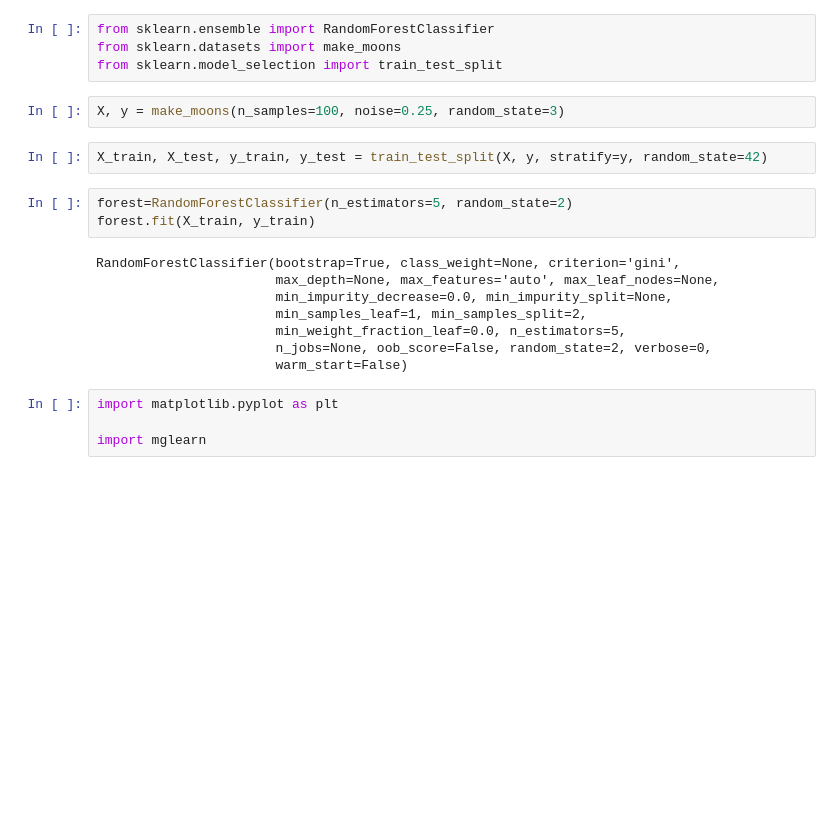
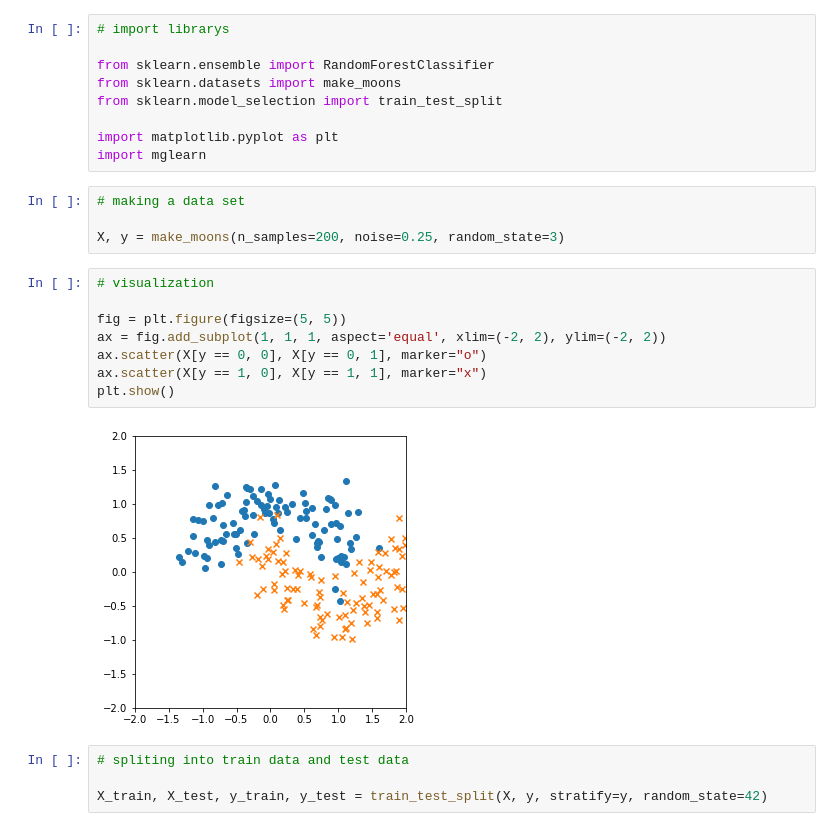
Before and after one commit to TomoArai/machine_learning_practice, a Jupyter notebook: random_forest_example.ipynb, the cells around one changed output. Saved outputs shown, nothing was run; the diff lists cells and outputs as text; blank space fills up the shorter version.

```diff
--- a/random_forest_example.ipynb
+++ b/random_forest_example.ipynb
@@ -1,23 +1,27 @@
 # %%
+# import librarys
+
 from sklearn.ensemble import RandomForestClassifier
 from sklearn.datasets import make_moons
 from sklearn.model_selection import train_test_split
+
+import matplotlib.pyplot as plt
+import mglearn
 # %%
-X, y = make_moons(n_samples=100, noise=0.25, random_state=3)
+# making a data set
+
+X, y = make_moons(n_samples=200, noise=0.25, random_state=3)
+# %%
+# visualization
+
+fig = plt.figure(figsize=(5, 5))
+ax = fig.add_subplot(1, 1, 1, aspect='equal', xlim=(-2, 2), ylim=(-2, 2))
+ax.scatter(X[y == 0, 0], X[y == 0, 1], marker="o")
+ax.scatter(X[y == 1, 0], X[y == 1, 1], marker="x")
+plt.show()
+# %% [output]
+[figure, added]
 # %%
+# spliting into train data and test data
+
 X_train, X_test, y_train, y_test = train_test_split(X, y, stratify=y, random_state=42)
-# %%
-forest=RandomForestClassifier(n_estimators=5, random_state=2)
-forest.fit(X_train, y_train)
-# %% [output]
-RandomForestClassifier(bootstrap=True, class_weight=None, criterion='gini',
-                       max_depth=None, max_features='auto', max_leaf_nodes=None,
-                       min_impurity_decrease=0.0, min_impurity_split=None,
-                       min_samples_leaf=1, min_samples_split=2,
-                       min_weight_fraction_leaf=0.0, n_estimators=5,
-                       n_jobs=None, oob_score=False, random_state=2, verbose=0,
-                       warm_start=False)
-# %%
-import matplotlib.pyplot as plt
-
-import mglearn
```
Also changed, not shown: parts of 4 cells of this notebook, 2 other files.
